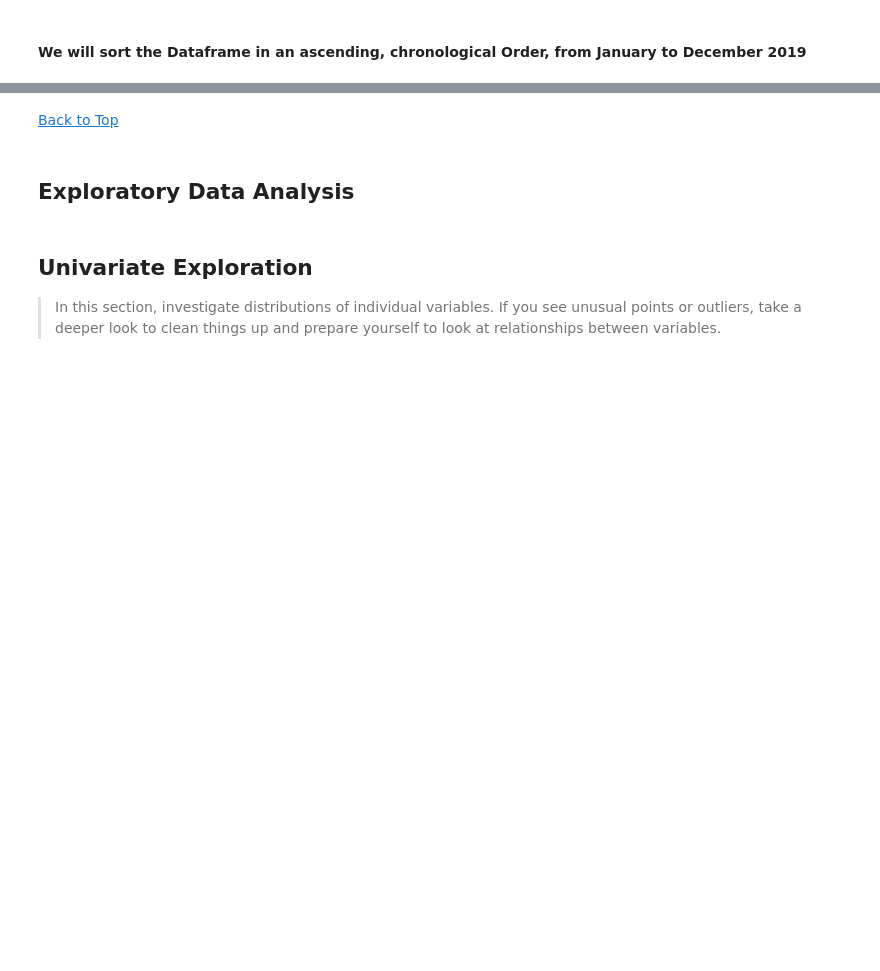
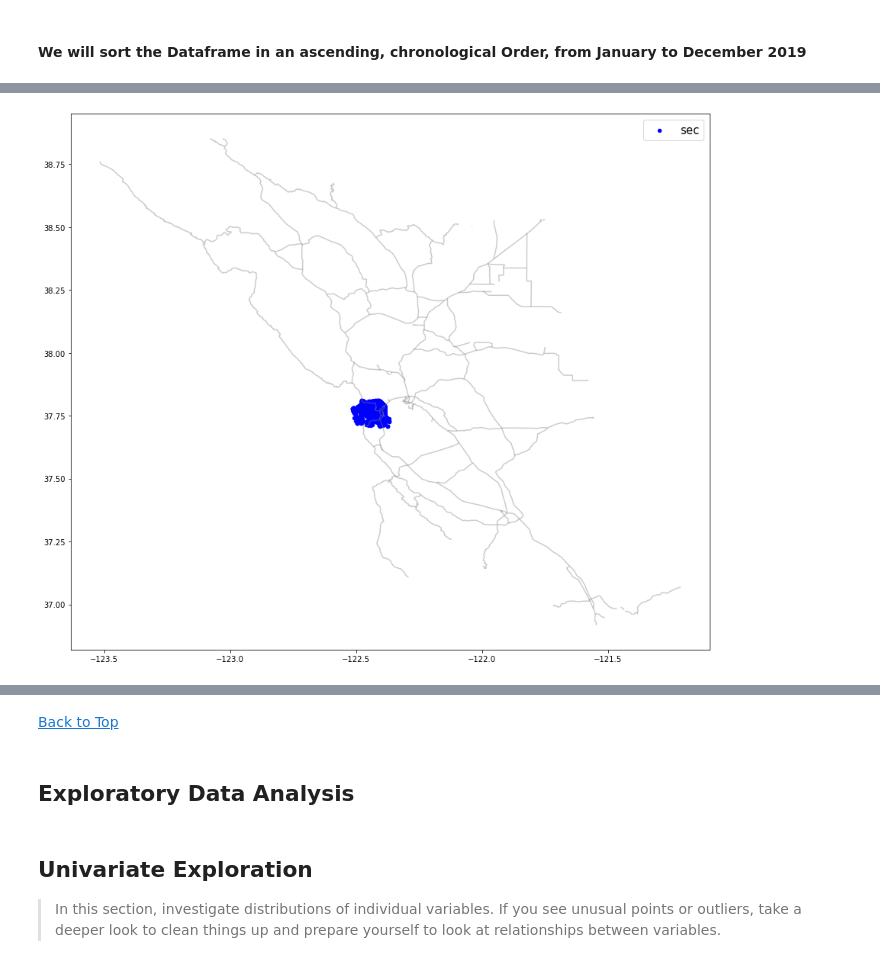
Before and after one commit to chpolyzo/DAND, a Jupyter notebook: fifth_project/exploration.ipynb, the cells around one changed output, grey strips where cells are left out. Drawn from its saved outputs; the diff is of its cells as text; code cells hidden in the pictures; blank space fills up the shorter version.

```diff
--- a/fifth_project/exploration.ipynb
+++ b/fifth_project/exploration.ipynb
@@ -541,0 +661,8 @@ Wall time: 0 ns
+# %%
+#Visualize sf_df
+%timeit
+shapefile_path = './san_francisco/hp348jr8547.shp'
+geo_data = sf_df
+visualize_geometries(shapefile_path, geo_data)
+# %% [output]
+[figure, added]
```
Also changed, not shown: parts of 86 cells of this notebook.
